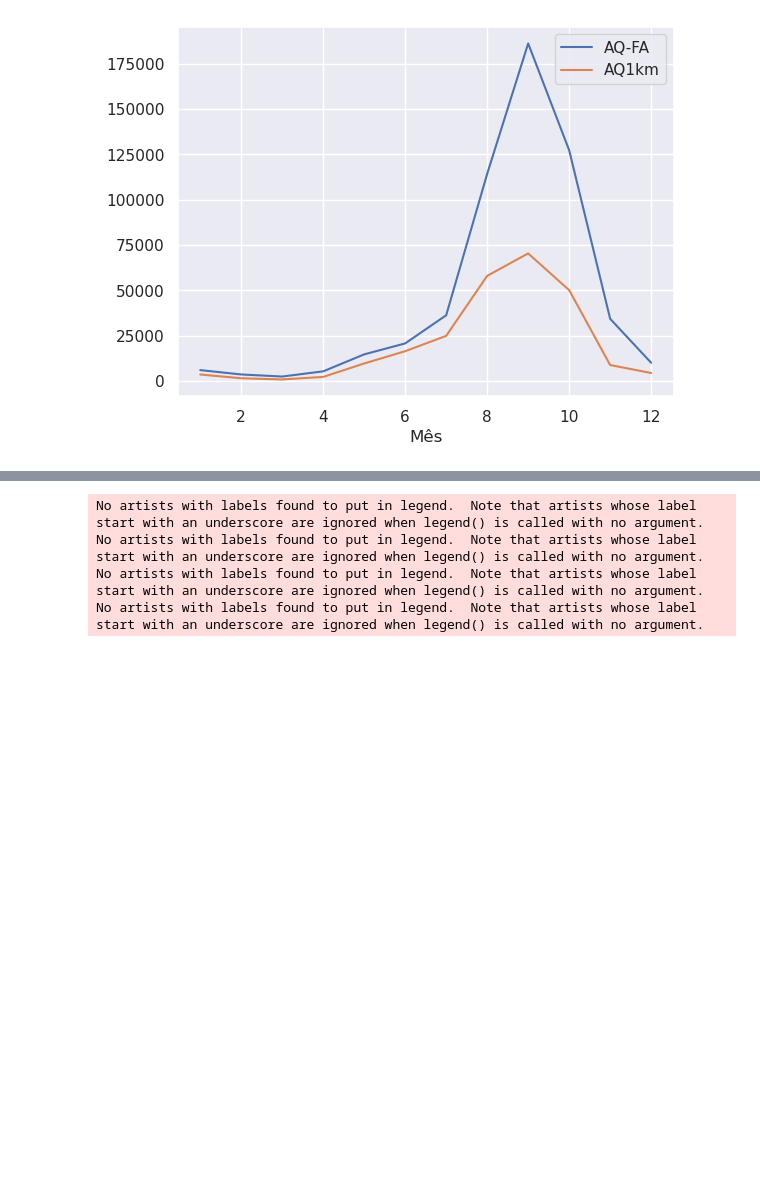
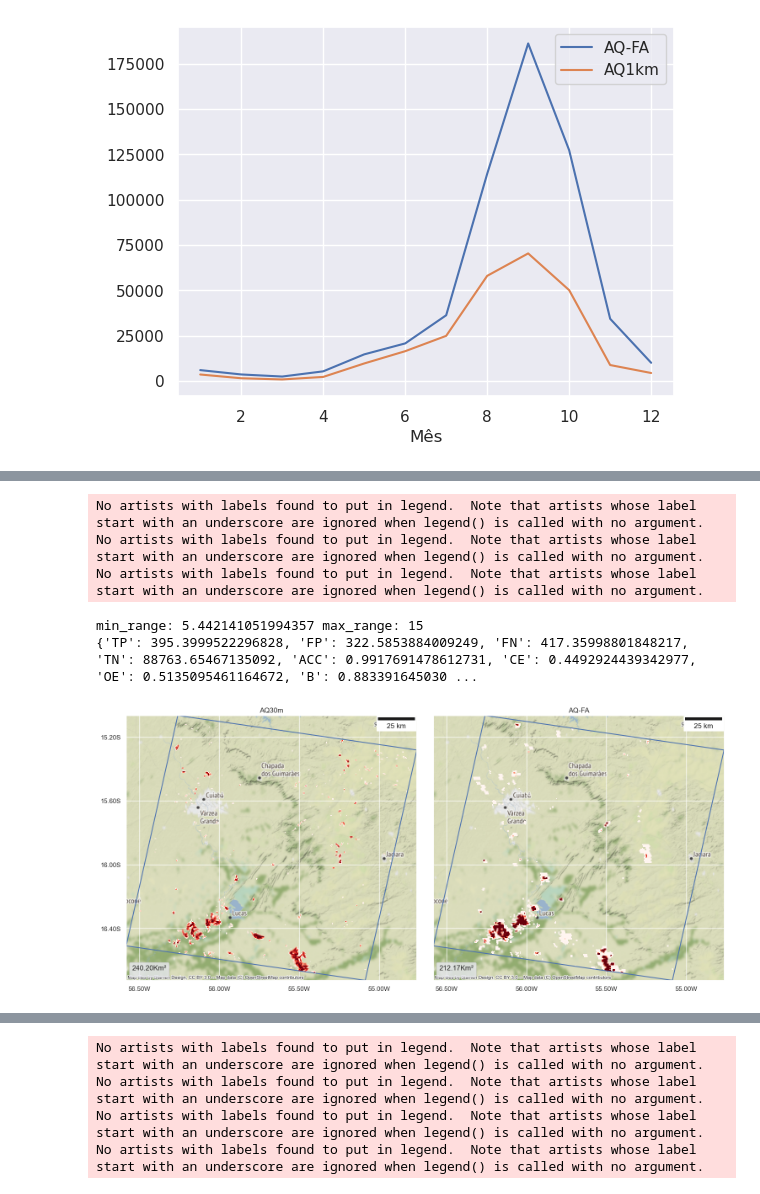
Before and after one commit to josebraz/INPE-Queimadas, a Jupyter notebook: validacao.ipynb, the cells around one changed output, grey strips where cells are left out. Drawn from its saved outputs; the diff is of its cells as text; code cells hidden in the pictures; blank space fills up the shorter version.

```diff
--- a/validacao.ipynb
+++ b/validacao.ipynb
@@ -330,0 +293,9 @@ dataarray.where(dataarray > 0).plot(cmap='Reds')
+# %%
+validate_plot(file='aq30m/LS8_AQM_226_071_20191005_0111.zip', quadrat_width=0.005)
+# %% [output]
+No artists with labels found to put in legend.  Note that artists whose label start with an underscore are ignored when legend() is called with no argument.
+No artists with labels found to put in legend.  Note that artists whose label start with an underscore are ignored when legend() is called with no argument.
+No artists with labels found to put in legend.  Note that artists whose label start with an underscore are ignored when legend() is called with no argument.
+min_range: 5.442141051994357 max_range: 15
+{'TP': 395.3999522296828, 'FP': 322.5853884009249, 'FN': 417.35998801848217, 'TN': 88763.65467135092, 'ACC': 0.9917691478612731, 'CE': 0.4492924439342977, 'OE': 0.5135095461164672, 'B': 0.883391645030 ...
+[figure, added]
```
Also changed, not shown: parts of 11 cells of this notebook, 7 other files.
